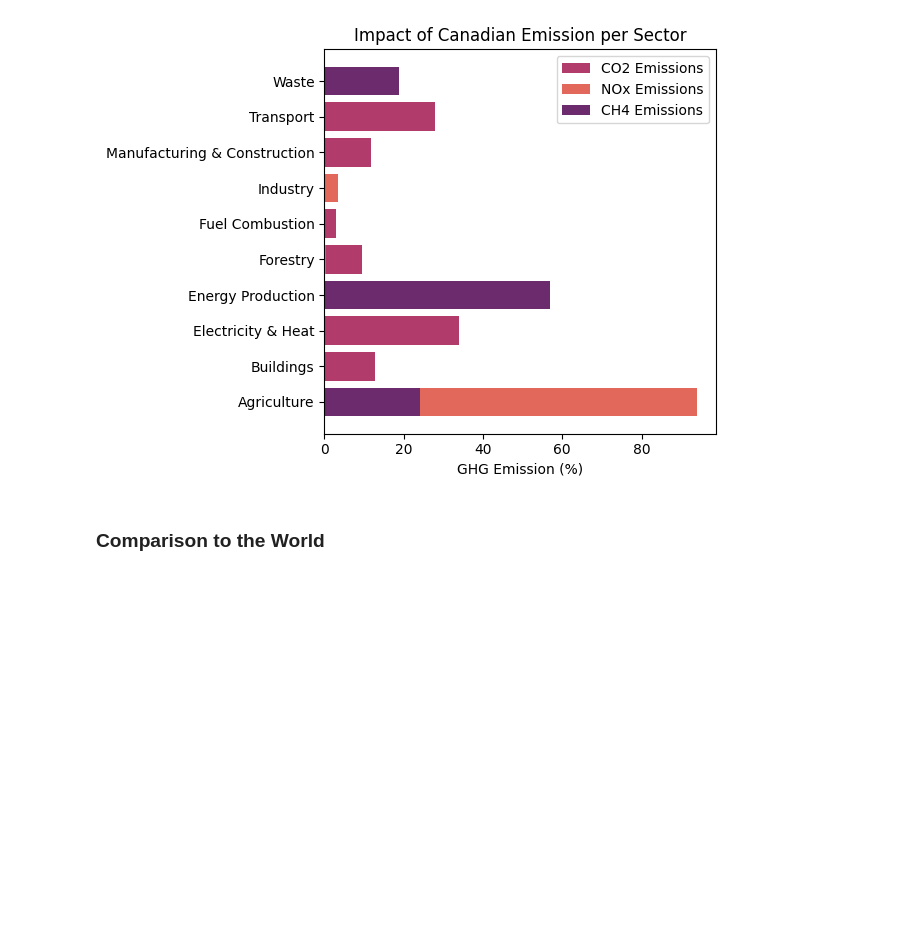
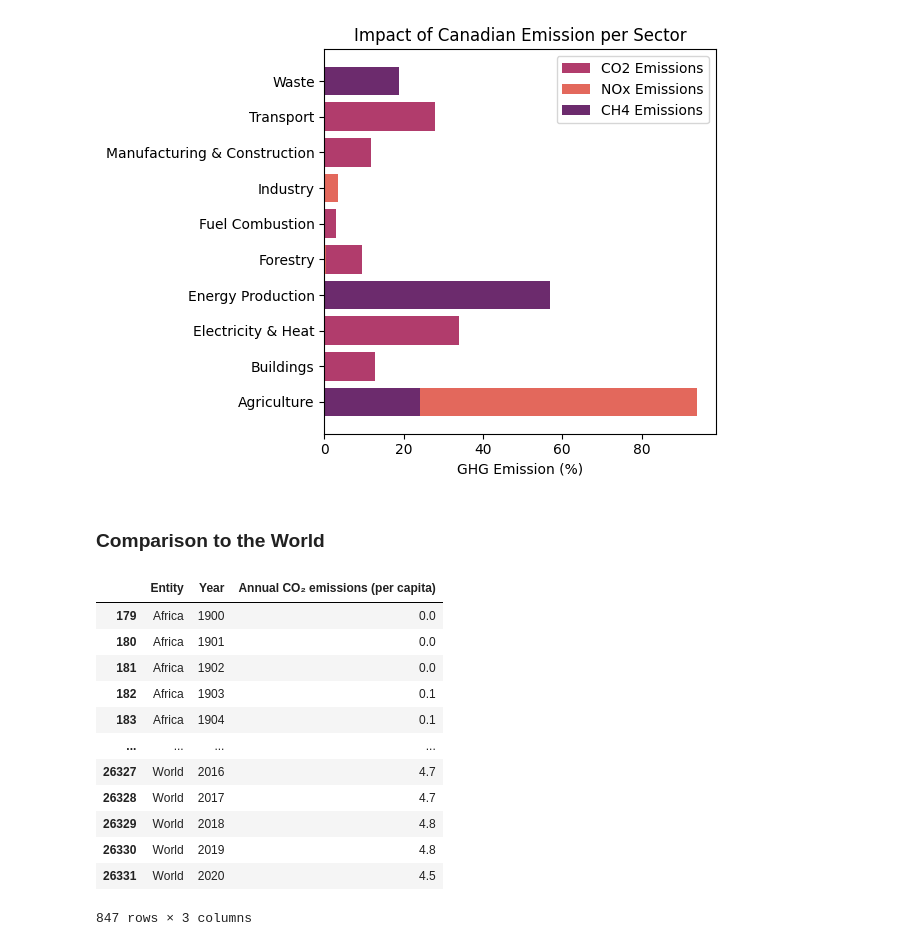
Before and after one commit to minari314159/CO2-Emission-Trends, a Jupyter notebook: Sector_Analysis.ipynb, the cells around one changed output. Saved outputs shown, nothing was run; the diff lists cells and outputs as text; code cells hidden in the pictures; blank space fills up the shorter version.

```diff
--- a/Sector_Analysis.ipynb
+++ b/Sector_Analysis.ipynb
@@ -482,3 +490,22 @@ plt.show()
 [figure]
 # %% [markdown]
 ### Comparison to the World
+# %%
+df_compare = pd.read_csv('Data/Annual_CO2_Emissions.csv')
+df_compare = df_compare[df_compare['Entity'].isin(['World', 'Asia', 'Africa', 'Europe', 'Oceania', 'North America', 'South America'])].drop([
+    'Code'], axis=1).query('Year >= 1900 & Year <= 2020')
+df_compare
+# %% [output]
+|  | Entity | Year | Annual CO₂ emissions (per capita) |
+| 179 | Africa | 1900 | 0.0 |
+| 180 | Africa | 1901 | 0.0 |
+| 181 | Africa | 1902 | 0.0 |
+| 182 | Africa | 1903 | 0.1 |
+| 183 | Africa | 1904 | 0.1 |
+| ... | ... | ... | ... |
+| 26327 | World | 2016 | 4.7 |
+| 26328 | World | 2017 | 4.7 |
+| 26329 | World | 2018 | 4.8 |
+| 26330 | World | 2019 | 4.8 |
+| 26331 | World | 2020 | 4.5 |
+847 rows × 3 columns
```
Also changed, not shown: parts of 4 cells of this notebook, 3 other files.
